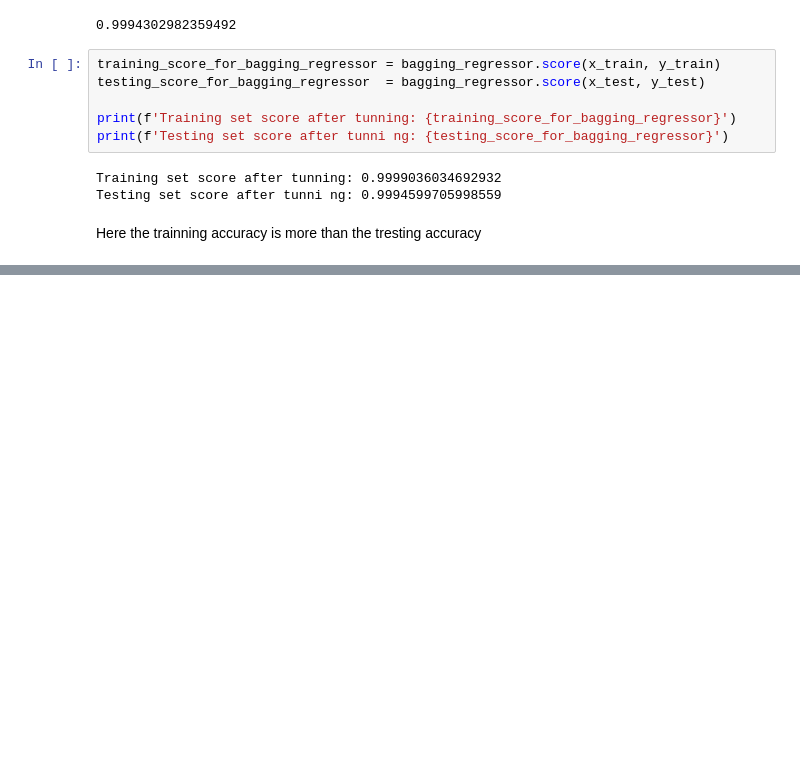
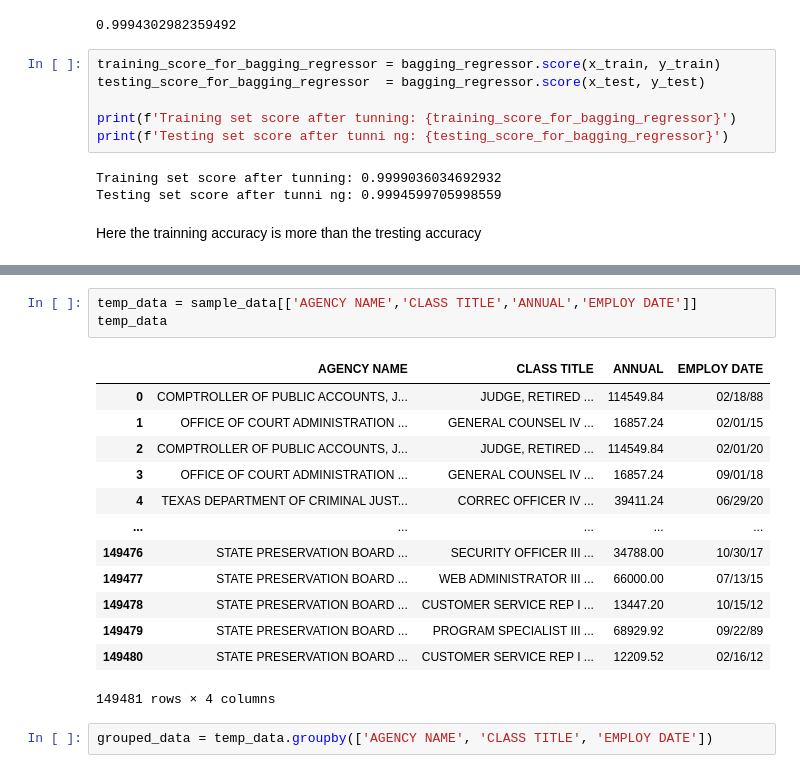
Before and after one commit to vishnu2646/Datamites-Projects, a Jupyter notebook: salary_prediction/project.ipynb, the cells around one changed output, grey strips where cells are left out. Saved outputs shown, nothing was run; the diff lists cells and outputs as text; blank space fills up the shorter version.

```diff
--- a/salary_prediction/project.ipynb
+++ b/salary_prediction/project.ipynb
@@ -1296,0 +1601,19 @@ Here the trainning accuracy is more than the tresting accuracy
+# %%
+temp_data = sample_data[['AGENCY NAME','CLASS TITLE','ANNUAL','EMPLOY DATE']]
+temp_data
+# %% [output]
+|  | AGENCY NAME | CLASS TITLE | ANNUAL | EMPLOY DATE |
+| 0 | COMPTROLLER OF PUBLIC ACCOUNTS, J... | JUDGE, RETIRED ... | 114549.84 | 02/18/88 |
+| 1 | OFFICE OF COURT ADMINISTRATION ... | GENERAL COUNSEL IV ... | 16857.24 | 02/01/15 |
+| 2 | COMPTROLLER OF PUBLIC ACCOUNTS, J... | JUDGE, RETIRED ... | 114549.84 | 02/01/20 |
+| 3 | OFFICE OF COURT ADMINISTRATION ... | GENERAL COUNSEL IV ... | 16857.24 | 09/01/18 |
+| 4 | TEXAS DEPARTMENT OF CRIMINAL JUST... | CORREC OFFICER IV ... | 39411.24 | 06/29/20 |
+| ... | ... | ... | ... | ... |
+| 149476 | STATE PRESERVATION BOARD ... | SECURITY OFFICER III ... | 34788.00 | 10/30/17 |
+| 149477 | STATE PRESERVATION BOARD ... | WEB ADMINISTRATOR III ... | 66000.00 | 07/13/15 |
+| 149478 | STATE PRESERVATION BOARD ... | CUSTOMER SERVICE REP I ... | 13447.20 | 10/15/12 |
+| 149479 | STATE PRESERVATION BOARD ... | PROGRAM SPECIALIST III ... | 68929.92 | 09/22/89 |
+| 149480 | STATE PRESERVATION BOARD ... | CUSTOMER SERVICE REP I ... | 12209.52 | 02/16/12 |
+149481 rows × 4 columns
+# %%
+grouped_data = temp_data.groupby(['AGENCY NAME', 'CLASS TITLE', 'EMPLOY DATE'])
```
Also changed, not shown: parts of 55 cells of this notebook.
